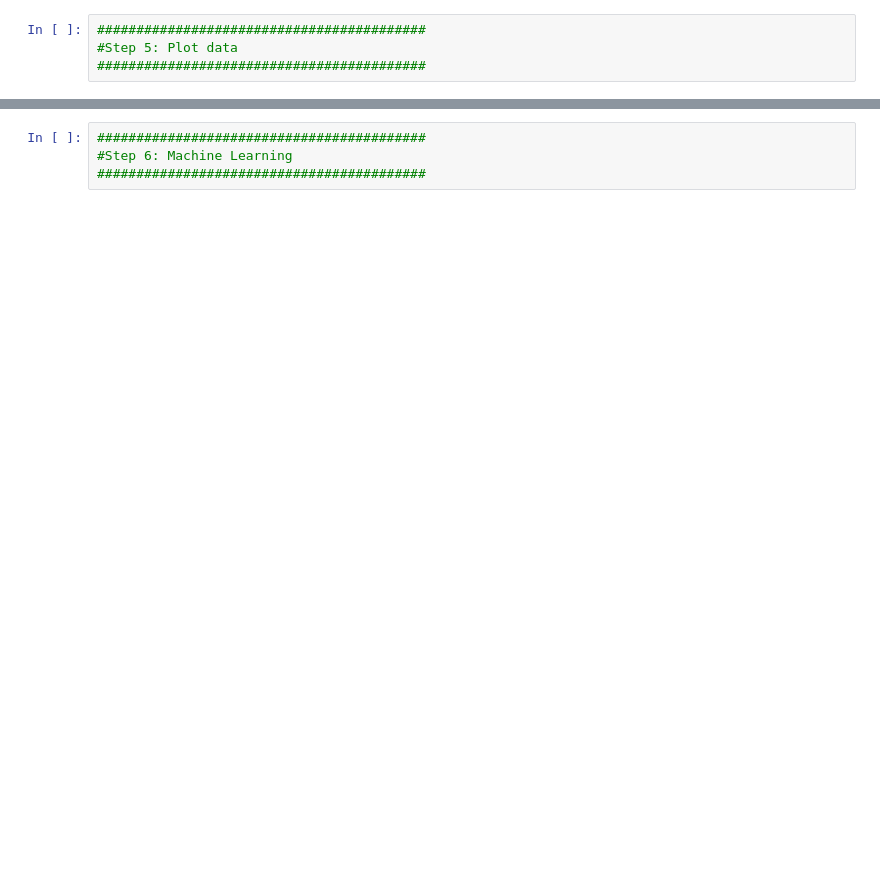
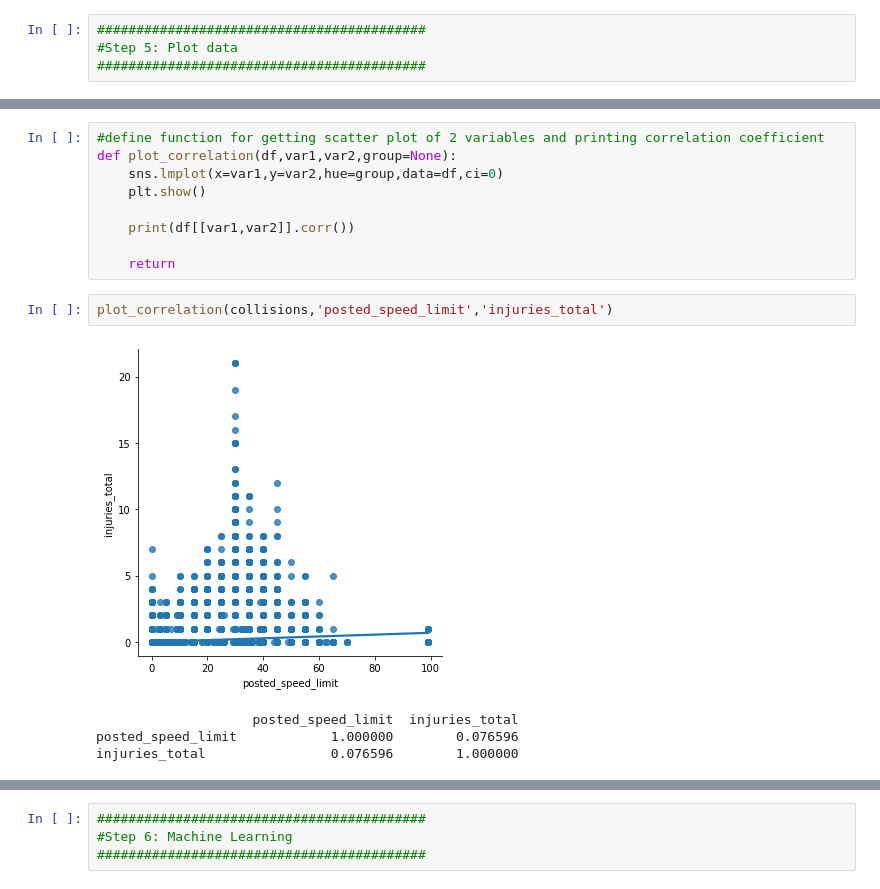
Before and after one commit to jlenehan/Chicago_Dispatch_Classification, a Jupyter notebook: UCDPA_JohnLenehan.ipynb, the cells around one changed output, grey strips where cells are left out. Drawn from its saved outputs; the diff is of its cells as text; blank space fills up the shorter version.

```diff
--- a/UCDPA_JohnLenehan.ipynb
+++ b/UCDPA_JohnLenehan.ipynb
@@ -206,0 +315,16 @@ print(collisions.info())
+# %%
+#define function for getting scatter plot of 2 variables and printing correlation coefficient
+def plot_correlation(df,var1,var2,group=None):
+    sns.lmplot(x=var1,y=var2,hue=group,data=df,ci=0)
+    plt.show()
+
+    print(df[[var1,var2]].corr())
+
+    return
+# %%
+plot_correlation(collisions,'posted_speed_limit','injuries_total')
+# %% [output]
+[figure, added]
+                    posted_speed_limit  injuries_total
+posted_speed_limit            1.000000        0.076596
+injuries_total                0.076596        1.000000
```
Also changed, not shown: parts of 38 cells of this notebook.
